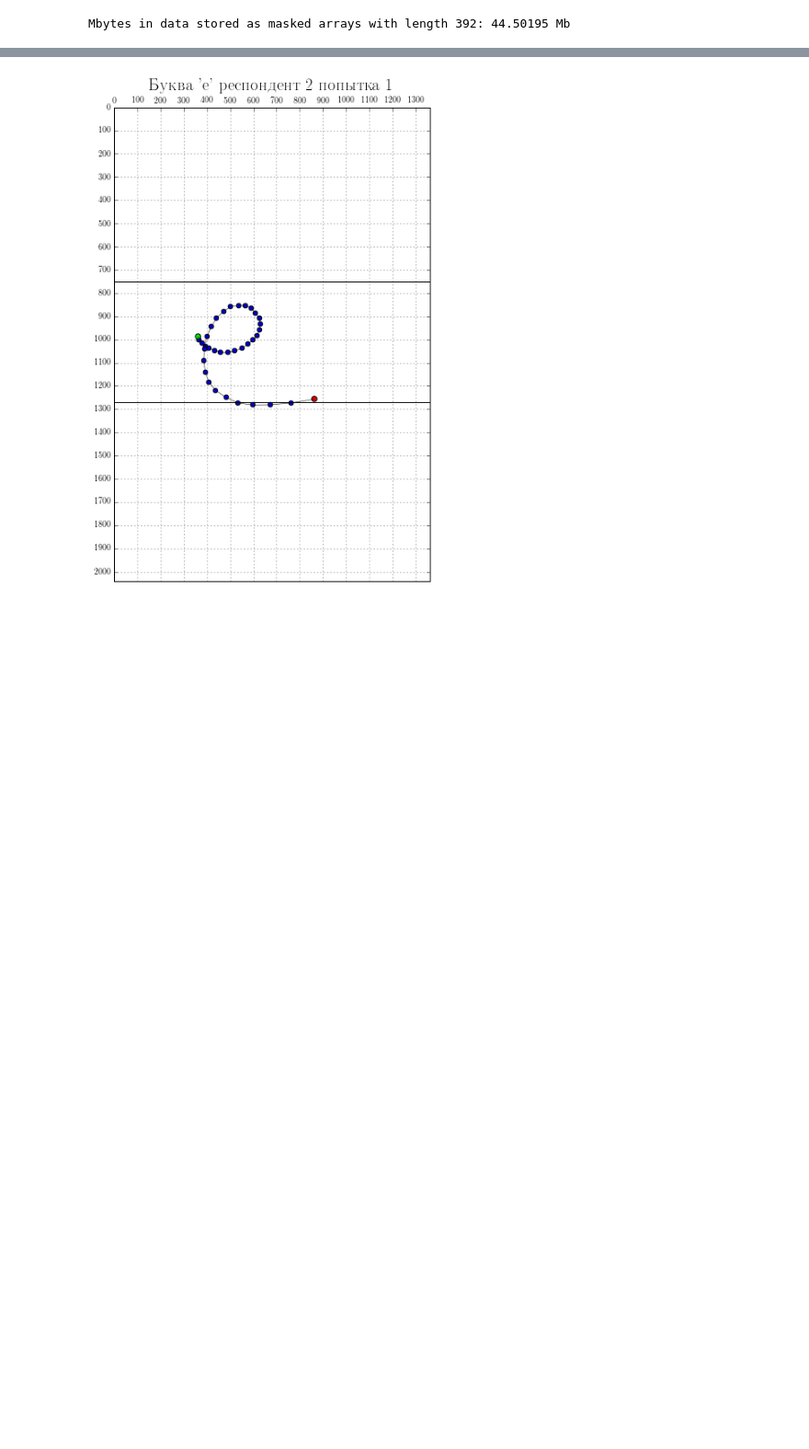
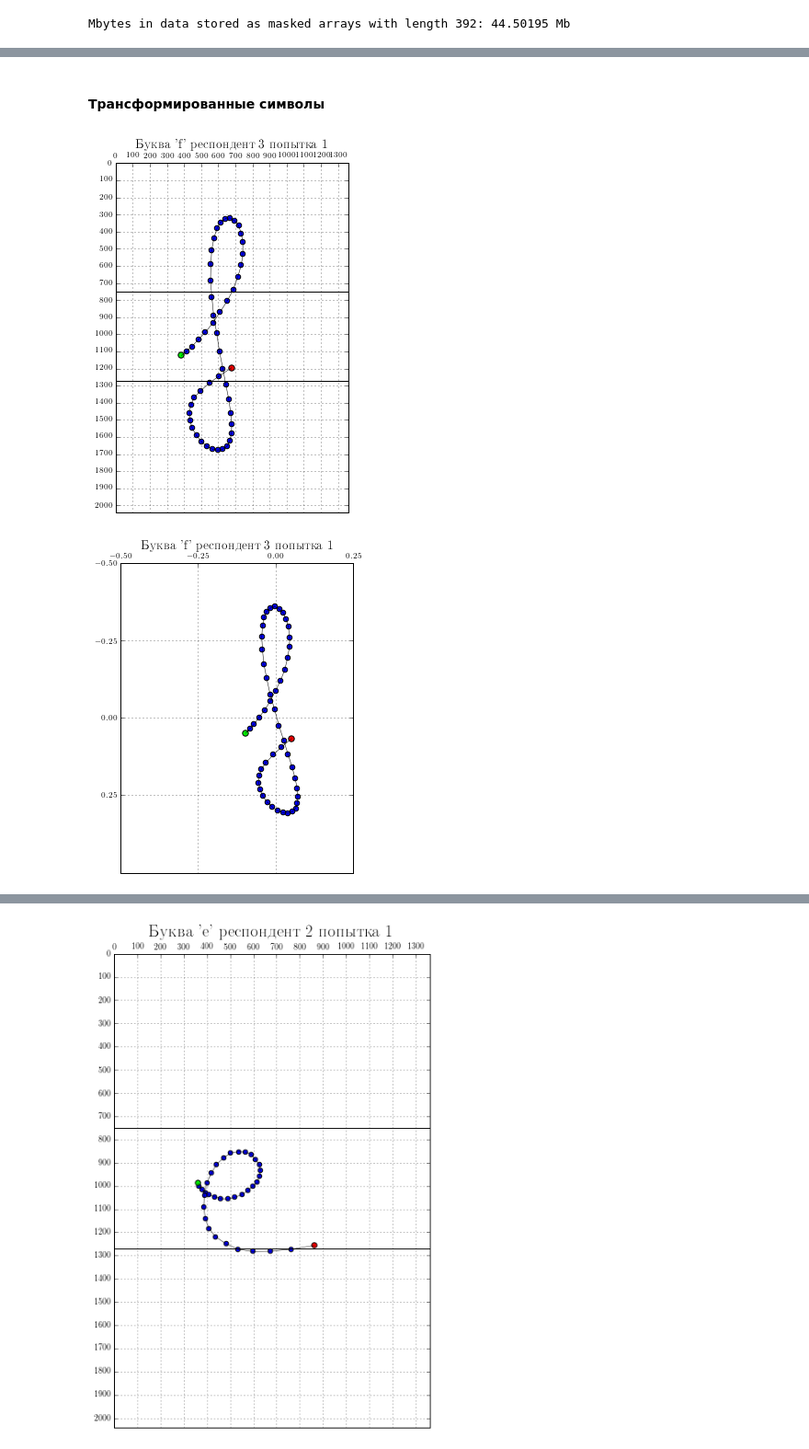
Before and after one commit to kvas7andy/OHR_SmoothSVM, a Jupyter notebook: KV_hw/KV_hw_svm_1.ipynb, the cells around one changed output, grey strips where cells are left out. Shown at 92% size. Cells and saved outputs as stored; diff of their text form; code cells hidden in the pictures; blank space fills up the shorter version.

```diff
--- a/KV_hw/KV_hw_svm_1.ipynb
+++ b/KV_hw/KV_hw_svm_1.ipynb
@@ -145,0 +125,2 @@ def vis_letters(letter_index, real_data,frame=frame_size, ratio=UJI_ratio, vert_
+# %%
+trans_real_data = transform_set(real_data)
@@ -145,0 +131,9 @@ def vis_letters(letter_index, real_data,frame=frame_size, ratio=UJI_ratio, vert_
+# %% [markdown]
+#### Трансформированные символы
+# %%
+ind = (lexicon['f'], 2, 0)
+vis_letters(ind, real_data, figsize=frame_size/3)
+vis_letters3(ind, trans_real_data, figsize=frame_size/3)
+# %% [output]
+[figure, added]
+[figure, added]
```
Also changed, not shown: parts of 44 cells of this notebook.
